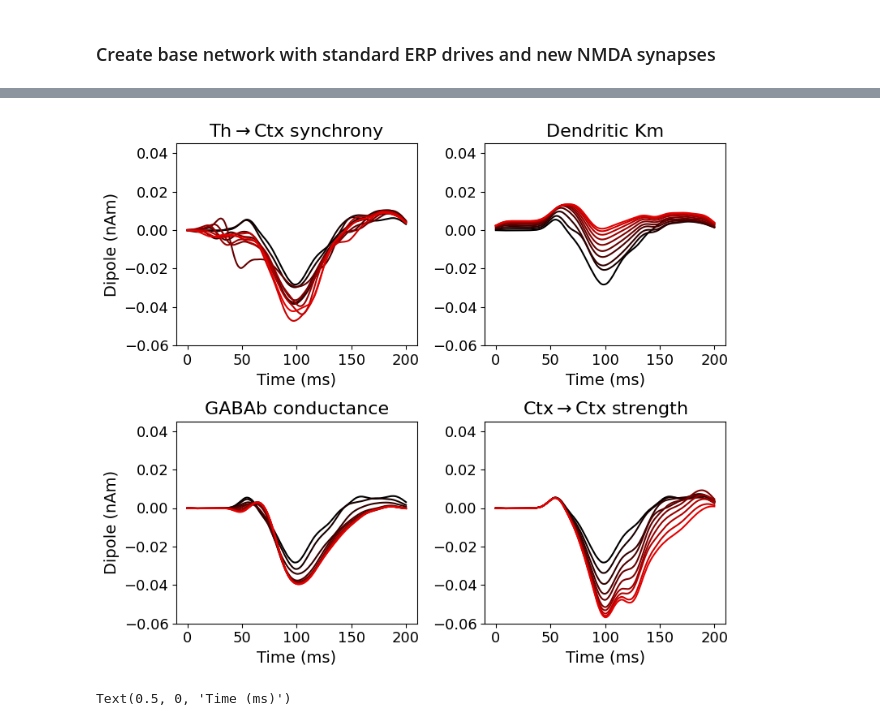
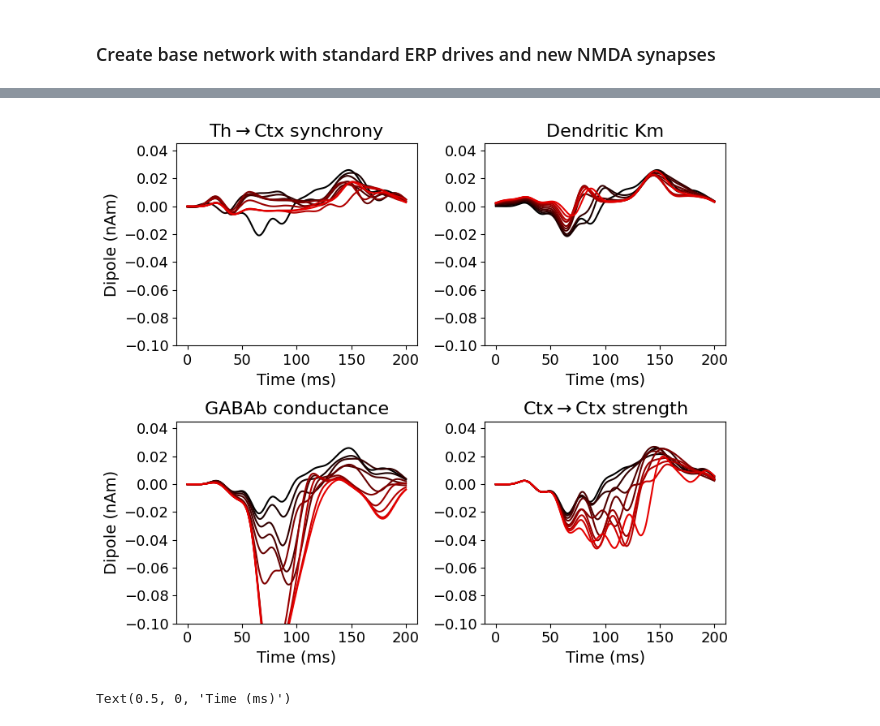
Before and after one commit to ntolley/hnn_jove, a Jupyter notebook: notebooks/drug_mechanisms.ipynb, the cells around one changed output, grey strips where cells are left out. Cells and saved outputs as stored; diff of their text form; code cells hidden in the pictures.

```diff
--- a/notebooks/drug_mechanisms.ipynb
+++ b/notebooks/drug_mechanisms.ipynb
@@ -46,8 +49,9 @@ theta_sweep = np.concatenate(theta_sweep, axis=1)
 theta_cond_dict = {name: theta_sweep[idx, :] for idx, name in enumerate(cond_dict.keys())}
 
 # Initialize the network model and run the batch simulation.
-l_contra_params = read_params('../data/L_Contra.param')
-net_base = calcium_model(params=l_contra_params, add_drives_from_params=False)
+# l_contra_params = read_params('../data/L_Contra.param')
+# net_base = calcium_model(params=l_contra_params, add_drives_from_params=False)
+net_base = jones_2009_model()
 # %%
 tstop = 200
 # Class for quickly generating conditioning observations with no saving
@@ -123,35 +127,35 @@ for plot_idx, label_name in enumerate(unique_labels):
 
     cmap_color = 'r'
     colors = ['k', cmap_color] # first color is black, last is red
     cmap = LinearSegmentedColormap.from_list(
             "Custom", colors)
 
     plt.subplot(2, 2, plot_idx+1)
     mask = df['label'] == label_name
     dpl_data = df[mask]['dpl'].values
 
     for sim_idx in range(num_sims):
         sweep_color = cmap(sim_idx / num_sims)
         plt.plot(times, dpl_data[sim_idx], linewidth=1.5, color=sweep_color)
 
     plt.title(title_dict[label_name], fontsize=titlesize)
     plt.xticks(fontsize=ticksize)
     plt.yticks(fontsize=ticksize)
     plt.xlabel('Time (ms)', fontsize=labelsize)
 
-    plt.ylim(-0.06, 0.045)
+    plt.ylim(-0.1, 0.045)
 
 plt.subplot(2,2,1)
 plt.ylabel('Dipole (nAm)', fontsize=labelsize)
 
 plt.subplot(2,2,3)
 plt.ylabel('Dipole (nAm)', fontsize=labelsize)
 
 
 
 plt.tight_layout()
 # %% [output]
-[figure, old version]
+[figure, new version]
 # %%
 baseline_dpl = cond_results['simulated_data'][0][0]['dpl'][0].copy().smooth(30).data['agg']
 
```
Also changed, not shown: parts of 2 cells of this notebook, 1 other file.
